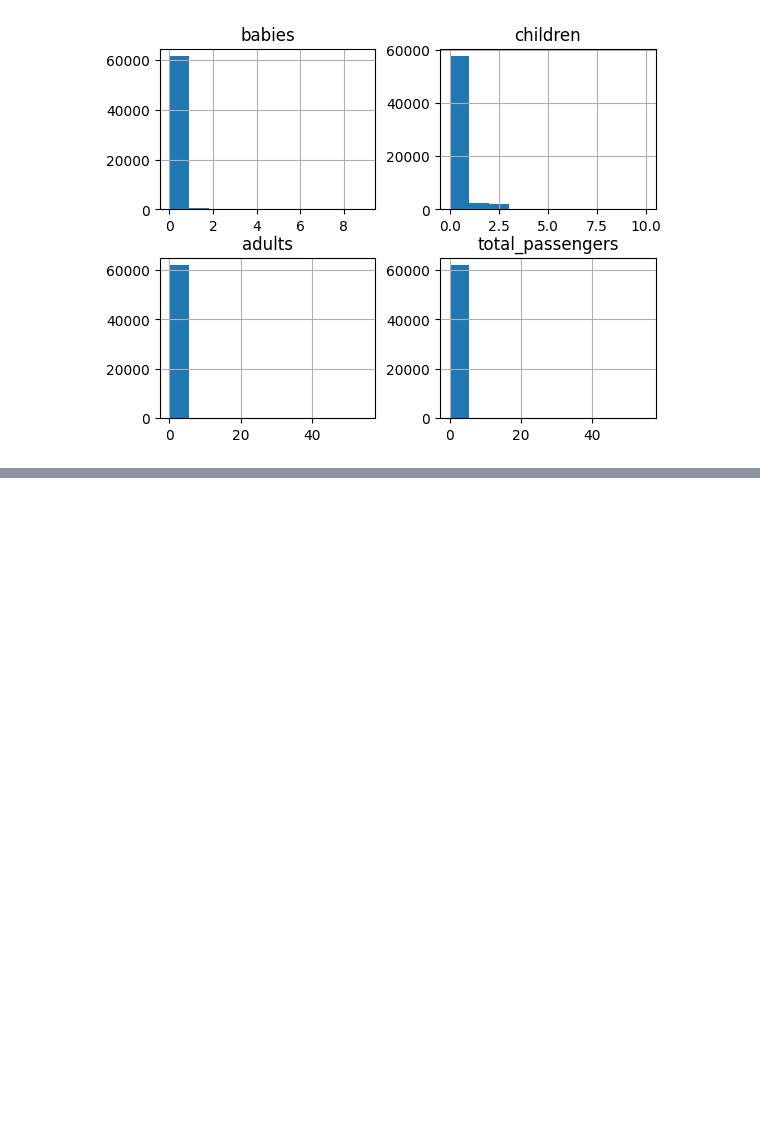
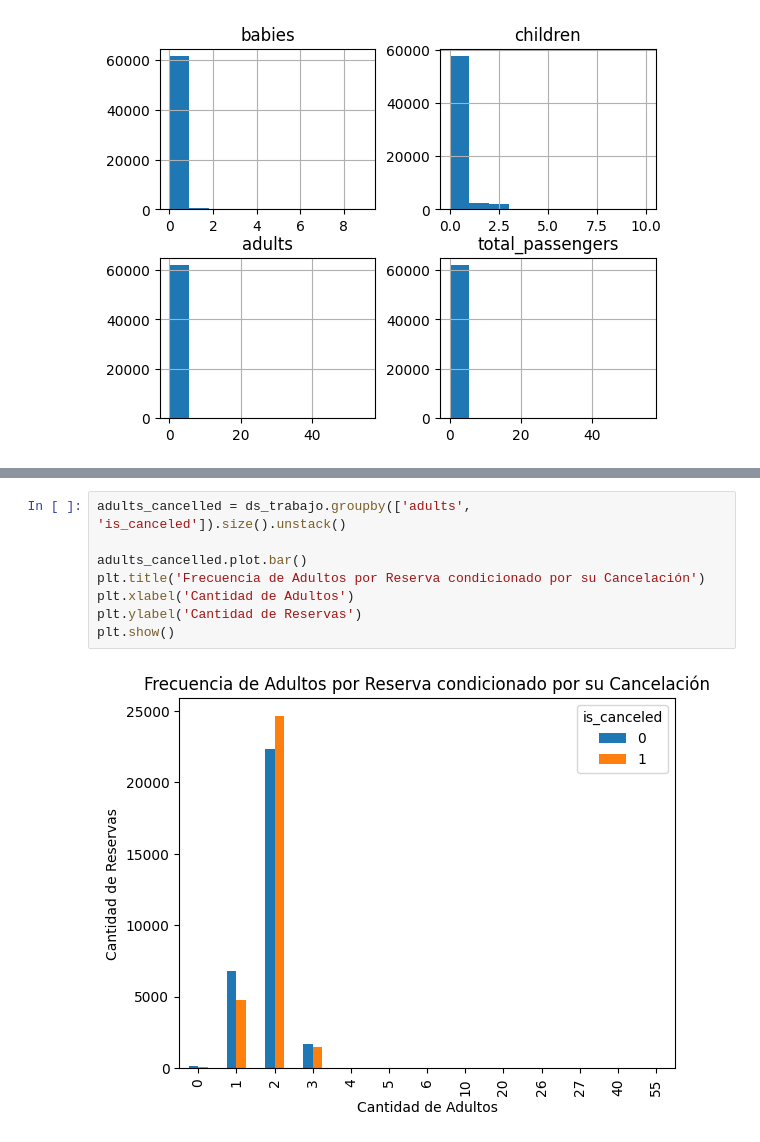
Before and after one commit to mrinkspot/Data-Science-and-Machine-Learning-Projects, a Jupyter notebook: notebook_tp.ipynb, the cells around one changed output, grey strips where cells are left out. Saved outputs shown, nothing was run; the diff lists cells and outputs as text; blank space fills up the shorter version.

```diff
--- a/notebook_tp.ipynb
+++ b/notebook_tp.ipynb
@@ -561,0 +552,10 @@ sns.pairplot(ds_trabajo, vars=['babies', 'children', 'adults', 'total_passengers
+# %%
+adults_cancelled = ds_trabajo.groupby(['adults', 'is_canceled']).size().unstack()
+
+adults_cancelled.plot.bar()
+plt.title('Frecuencia de Adultos por Reserva condicionado por su Cancelación')
+plt.xlabel('Cantidad de Adultos')
+plt.ylabel('Cantidad de Reservas')
+plt.show()
+# %% [output]
+[figure, added]
```
Also changed, not shown: parts of 22 cells of this notebook.
